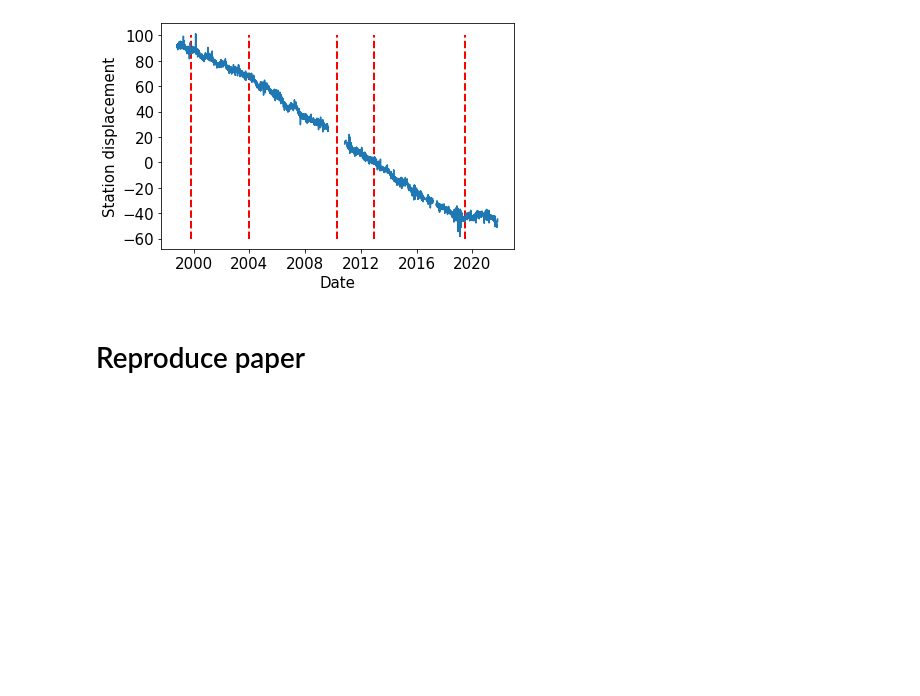
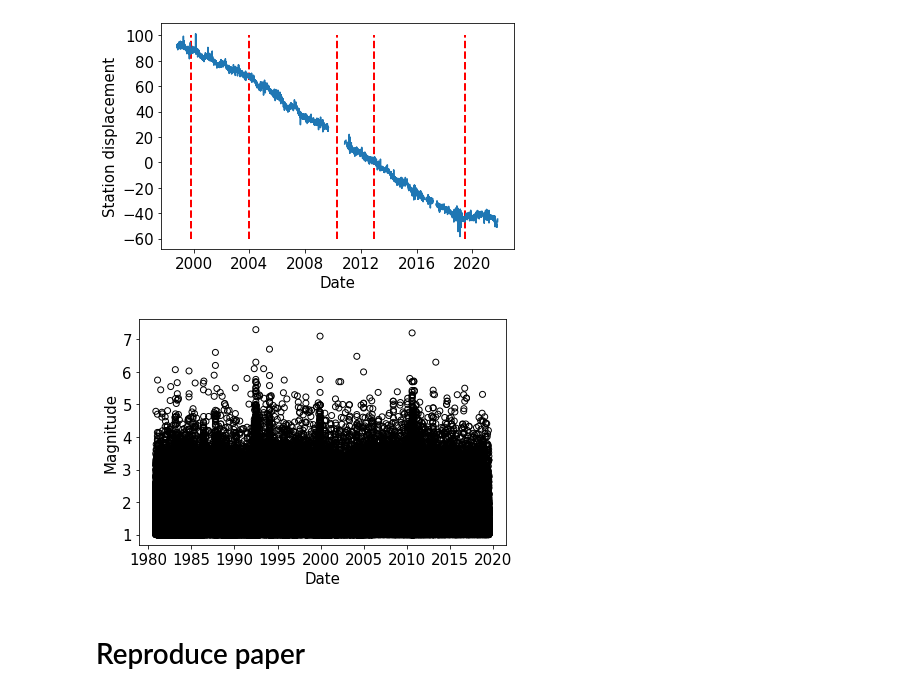
Before and after one commit to Schimmenti/EarthquakesGPS, a Jupyter notebook: Dataset.ipynb, the cells around one changed output. Saved outputs shown, nothing was run; the diff lists cells and outputs as text; code cells hidden in the pictures; blank space fills up the shorter version.

```diff
--- a/Dataset.ipynb
+++ b/Dataset.ipynb
@@ -244,6 +244,19 @@ plt.savefig("stations_dir_magn.png")
 plt.show()
 # %% [output]
 [figure]
+# %%
+piece = download_catalog_hauksson()
+# %%
+plt.scatter(piece.index, piece["m"], color='none', edgecolor='black')
+plt.xlabel("Date", fontsize=15)
+plt.ylabel("Magnitude", fontsize=15)
+plt.xticks(fontsize=15)
+plt.yticks(fontsize=15)
+plt.tight_layout()
+plt.savefig("magn.png")
+plt.show()
+# %% [output]
+[figure, added]
 # %% [markdown]
 # Reproduce paper
 # %%
```
Also changed, not shown: parts of 2 cells of this notebook.
